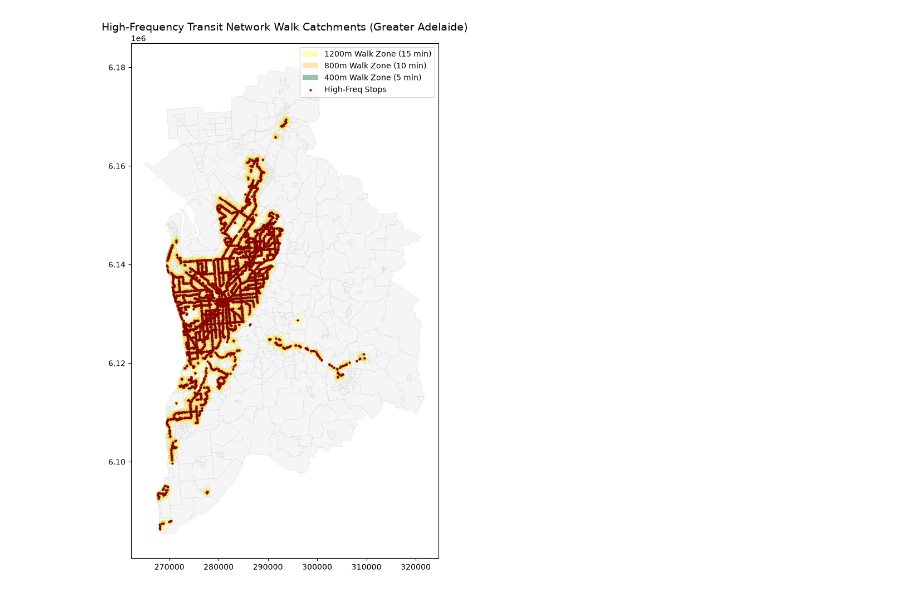
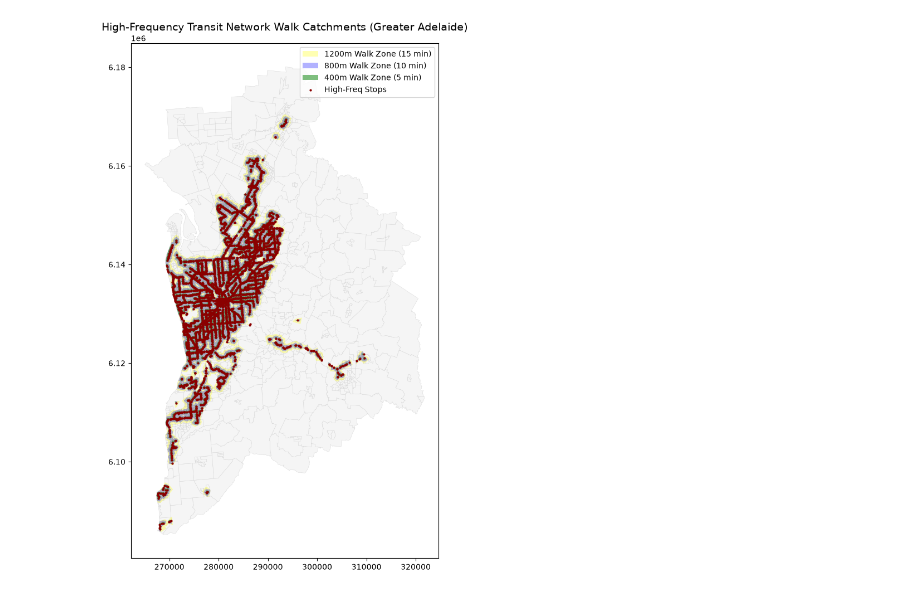
Before and after one commit to Recursivee/Adelaide_Mobility_Gaps, a Jupyter notebook: notebooks/02_spatial_preprocessing.ipynb, the cells around one changed output. Cells and saved outputs as stored; diff of their text form; code cells hidden in the pictures.

Commit message:
changed colours of graph for clarity

```diff
--- a/notebooks/02_spatial_preprocessing.ipynb
+++ b/notebooks/02_spatial_preprocessing.ipynb
@@ -73,27 +73,27 @@ gdf_walk_1200m = catchments[1200]
 # %%
 import matplotlib.pyplot as plt
 
 fig, ax = plt.subplots(figsize=(12, 12))
 
 #base SA1 map
 gdf_adelaide.plot(ax=ax, color="whitesmoke", edgecolor="lightgray", linewidth=0.3)
 
 #1200m catchment
 gdf_walk_1200m.plot(ax=ax, color="yellow", alpha=0.3, label="1200m Walk Zone (15 min)")
 
 #800m catchment
-gdf_walk_800m.plot(ax=ax, color="orange", alpha=0.3, label="800m Walk Zone (10 min)")
+gdf_walk_800m.plot(ax=ax, color="blue", alpha=0.3, label="800m Walk Zone (10 min)")
 
 #400m catchment
-gdf_walk_400m.plot(ax=ax, color="seagreen", alpha=0.5, label="400m Walk Zone (5 min)")
+gdf_walk_400m.plot(ax=ax, color="green", alpha=0.5, label="400m Walk Zone (5 min)")
 
 high_freq_stops.plot(ax=ax, color="darkred", markersize=4, label="High-Freq Stops")
 
 plt.title("High-Frequency Transit Network Walk Catchments (Greater Adelaide)", fontsize=14)
 plt.legend(loc="upper right")
 plt.show()
 # %% [output]
-[figure, old version]
+[figure, new version]
 # %%
 gdf_walk_400m.to_file("../data/processed/walk_catchment_400m.geojson", driver="GeoJSON")
 gdf_walk_800m.to_file("../data/processed/walk_catchment_800m.geojson", driver="GeoJSON")
```
Also changed, not shown: parts of 1 cell of this notebook.
